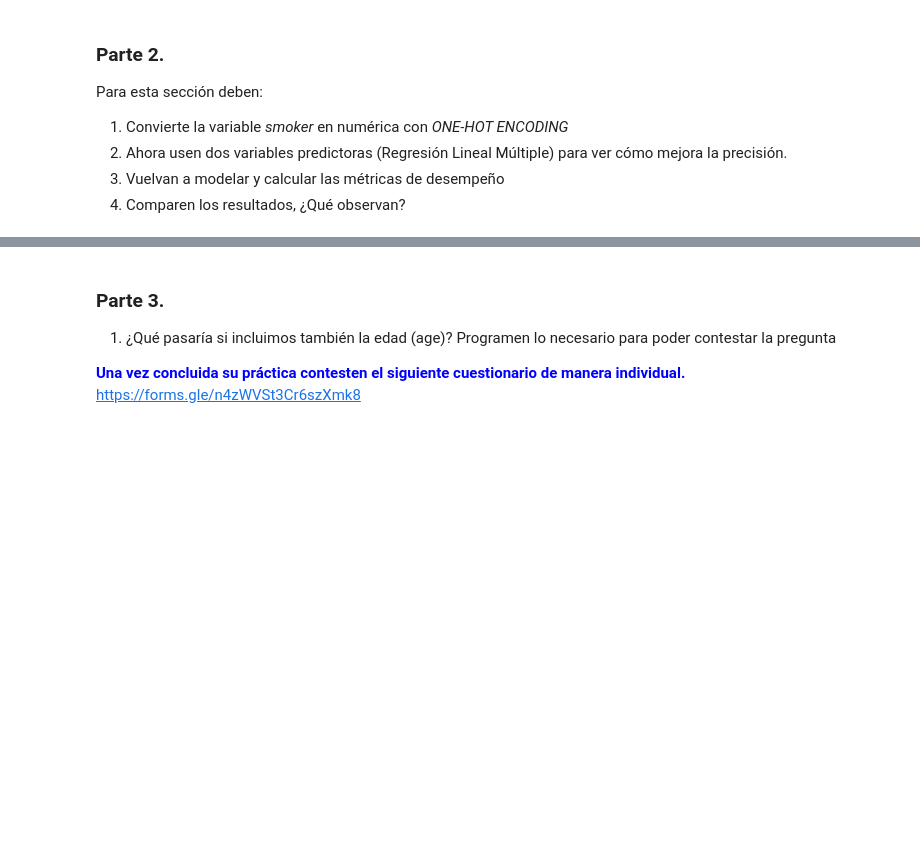
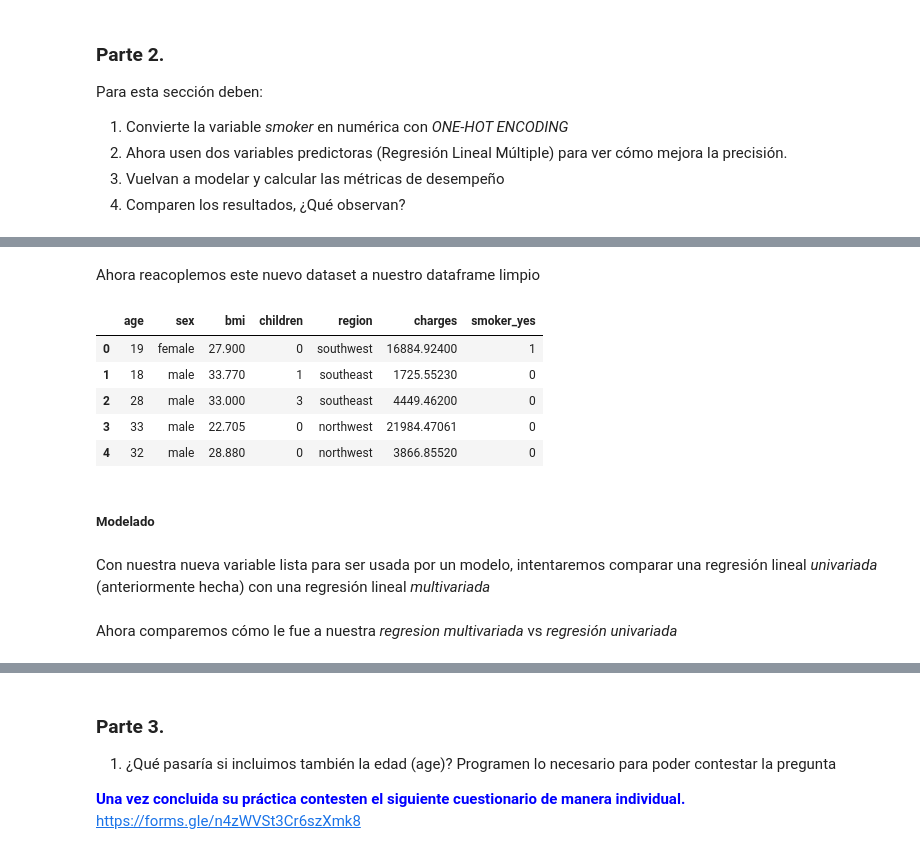
Before and after one commit to DanielAntonioSuber/practica2, a Jupyter notebook: Practica2_.ipynb, the cells around one changed output, grey strips where cells are left out. Saved outputs shown, nothing was run; the diff lists cells and outputs as text; code cells hidden in the pictures; blank space fills up the shorter version.

```diff
--- a/Practica2_.ipynb
+++ b/Practica2_.ipynb
@@ -247,0 +412,16 @@ Para esta sección deben:
+# %% [markdown]
+Ahora reacoplemos este nuevo dataset a nuestro dataframe limpio
+# %%
+data_clean = data_dummies.copy()
+data_clean.head()
+# %% [output]
+|  | age | sex | bmi | children | region | charges | smoker_yes |
+| 0 | 19 | female | 27.900 | 0 | southwest | 16884.92400 | 1 |
+| 1 | 18 | male | 33.770 | 1 | southeast | 1725.55230 | 0 |
+| 2 | 28 | male | 33.000 | 3 | southeast | 4449.46200 | 0 |
+| 3 | 33 | male | 22.705 | 0 | northwest | 21984.47061 | 0 |
+| 4 | 32 | male | 28.880 | 0 | northwest | 3866.85520 | 0 |
+# %% [markdown]
+##### **Modelado**
+# %% [markdown]
+Con nuestra nueva variable lista para ser usada por un modelo, intentaremos comparar una regresión lineal _univariada_ (anteriormente hecha) con una regresión lineal _multivariada_
@@ -247,0 +438,2 @@ Para esta sección deben:
+# %% [markdown]
+Ahora comparemos cómo le fue a nuestra _regresion multivariada_ vs _regresión univariada_
```
Also changed, not shown: parts of 36 cells of this notebook, 1 other file.
